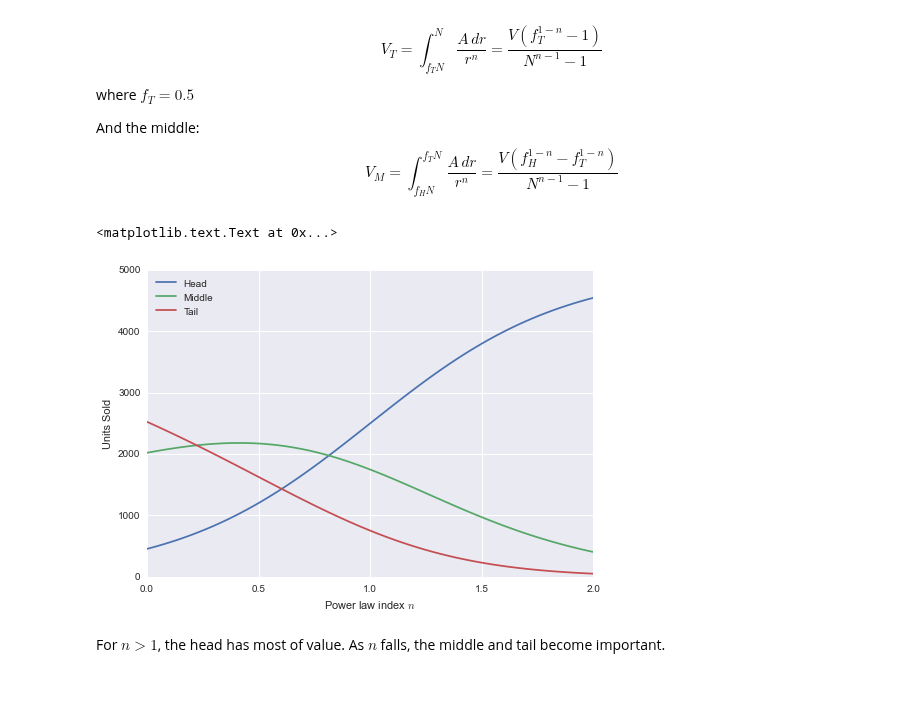
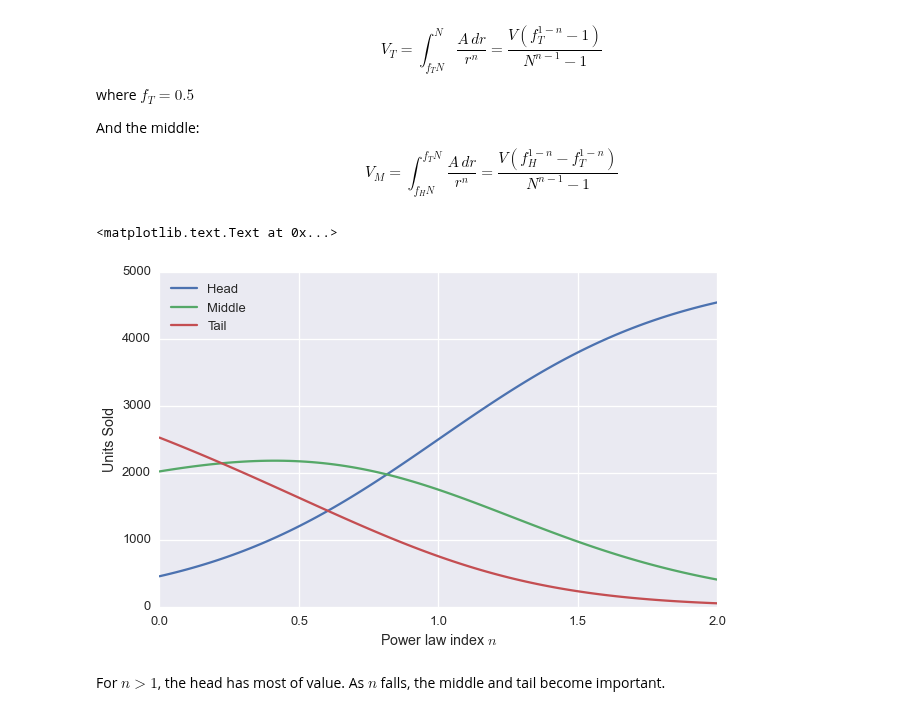
Before and after one commit to stitchfix/Algorithms-Notebooks, a Jupyter notebook: Long-Tails.ipynb, the cells around one changed output. Saved outputs shown, nothing was run; the diff lists cells and outputs as text; code cells hidden in the pictures; blank space fills up the shorter version.

```diff
--- a/Long-Tails.ipynb
+++ b/Long-Tails.ipynb
@@ -43,3 +38,11 @@ import seaborn
+# %%
+import numpy as np
+import matplotlib.pyplot as plt
+import seaborn as sns
+
+%matplotlib inline
+sns.set_context('talk')
+sns.set_style('darkgrid')
 # %%
 inventory = 100.0
 volume = 5000.0
@@ -115,23 +122,25 @@ V_M = \int_{f_H N}^{f_T N} \frac{A\, dr}{r^n} = \frac{V(f_H^{1-n} - f_T^{1-n})}{
 # %%
 f_head = 0.1
 f_tail = 0.5
 
 ns = np.linspace(0,2,100)
 nm1 = ns-1.0
 
 head = volume*(inventory**nm1 - f_head**-nm1)/(inventory**nm1-1)
 middle = volume*(f_head**-nm1 - f_tail**-nm1)/(inventory**nm1-1)
 tail = volume*(f_tail**-nm1 - 1)/(inventory**nm1-1)
 
-pl.plot(ns, head, label='Head')
-pl.plot(ns, middle, label='Middle')
-pl.plot(ns, tail, label='Tail')
-pl.legend(loc='upper left')
-pl.ylabel('Units Sold')
-pl.xlabel('Power law index $n$')
+fig, ax = plt.subplots(figsize=(10, 6))
+
+ax.plot(ns, head, label='Head')
+ax.plot(ns, middle, label='Middle')
+ax.plot(ns, tail, label='Tail')
+ax.legend(loc='upper left')
+ax.set_ylabel('Units Sold')
+ax.set_xlabel('Power law index $n$')
 # %% [output]
 <matplotlib.text.Text at 0x...>
-[figure, old version]
+[figure, new version]
 # %% [markdown]
 For $n>1$, the head has most of value.  As $n$ falls, the middle and tail become important.
 # %% [markdown]
```
Also changed, not shown: parts of 4 cells of this notebook.
